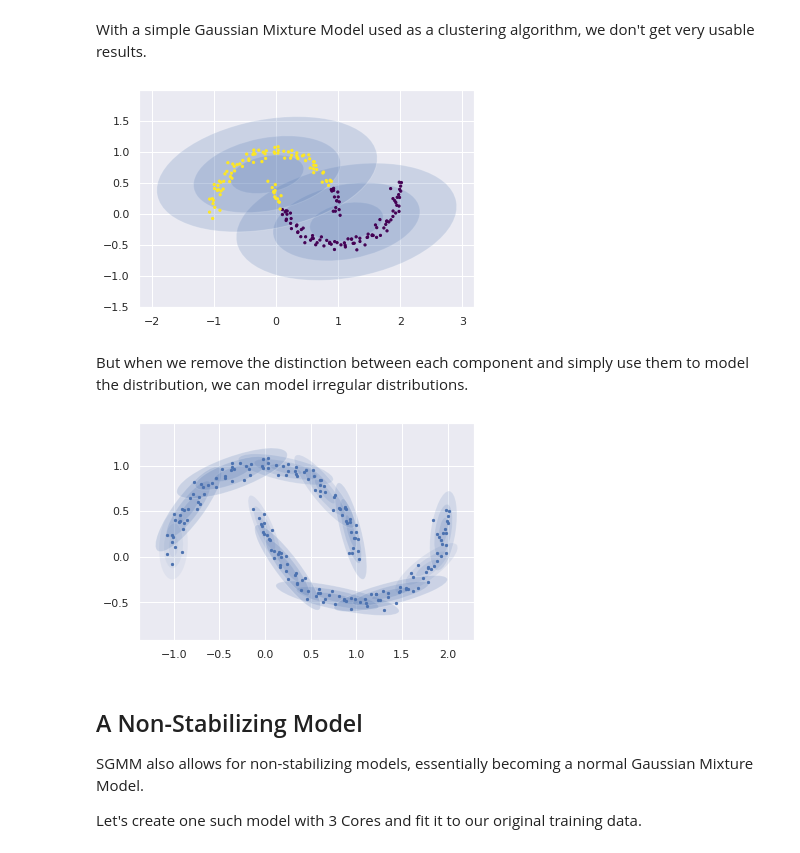
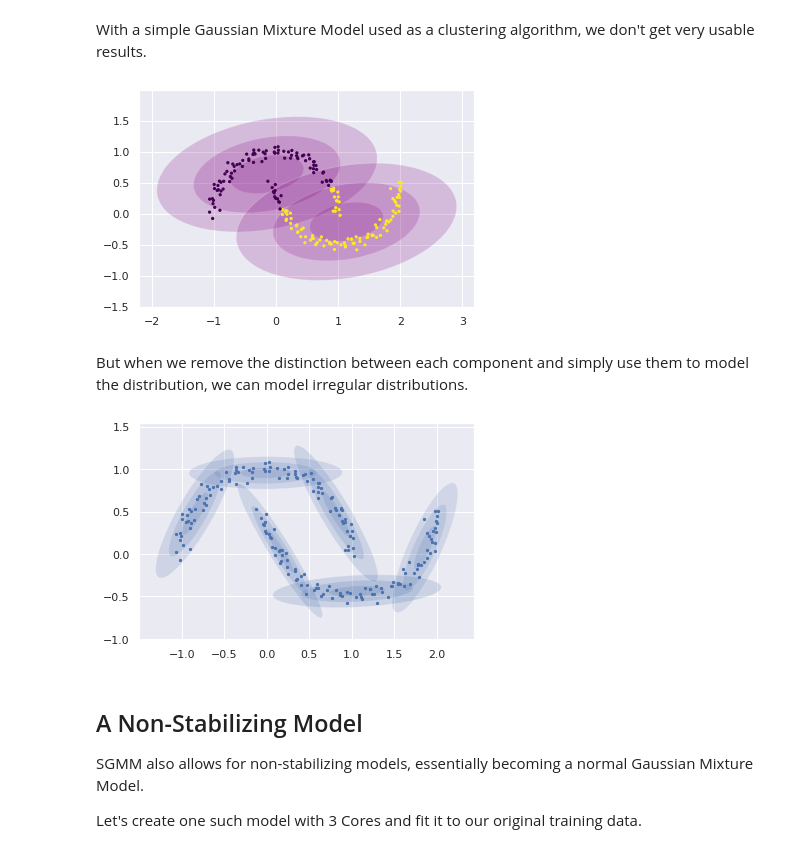
Before and after one commit to paradoxysm/dsigm, a Jupyter notebook: doc/guides/SGMM_2D.ipynb, the cells around one changed output. Cells and saved outputs as stored; diff of their text form; code cells hidden in the pictures.

```diff
--- a/doc/guides/SGMM_2D.ipynb
+++ b/doc/guides/SGMM_2D.ipynb
@@ -242,25 +227,27 @@ plt.scatter(Xmoon[:, 0], Xmoon[:, 1], s=5)
 # %% [markdown]
 With a simple Gaussian Mixture Model used as a clustering algorithm, we don't get very usable results.
 # %%
-sgmm = SGMM(init_cores=2, stabilize=None)
-sgmm.fit(Xmoon)
+from sklearn.mixture import GaussianMixture
 
+gmm = GaussianMixture(n_components=2)
+gmm.fit(Xmoon)
+
+# gmm model
 # get the model parameters
 params = {'mu': [], 'sigma':[], 'delta':[], 'labels':None}
-for c in sgmm.cores:
-    params['mu'].append(c.mu)
-    params['sigma'].append(c.sigma)
-    params['delta'].append(c.delta)
-params['labels'] = sgmm.predict(Xmoon)
+params['mu'] = gmm.means_
+params['sigma'] = gmm.covariances_
+params['delta'] = gmm.weights_
+params['labels'] = gmm.predict(Xmoon)
 
 # plot the results
-plot(Xmoon, params=params)
+plot(Xmoon, params=params, color='purple')
 # %% [output]
-[figure, old version]
+[figure, new version]
 # %% [markdown]
 But when we remove the distinction between each component and simply use them to model the distribution, we can model irregular distributions.
 # %%
-sgmm = SGMM(init_cores=12, stabilize=None)
+sgmm = SGMM()
 sgmm.fit(Xmoon)
 
 # get the model parameters
@@ -273,7 +260,7 @@ for c in sgmm.cores:
 # plot the results
 plot(Xmoon, params=params)
 # %% [output]
-[figure, old version]
+[figure, new version]
 # %% [markdown]
 ## A Non-Stabilizing Model
 
```
Also changed, not shown: parts of 11 cells of this notebook.
